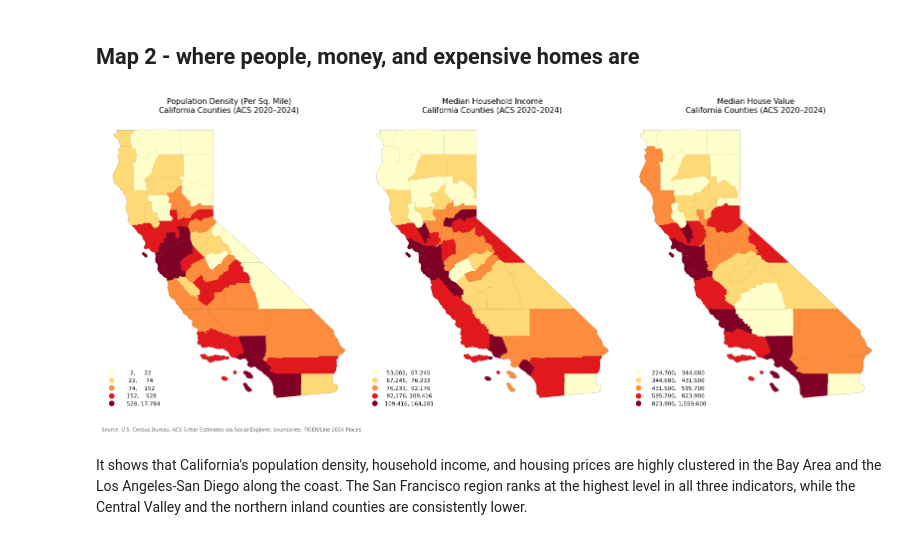
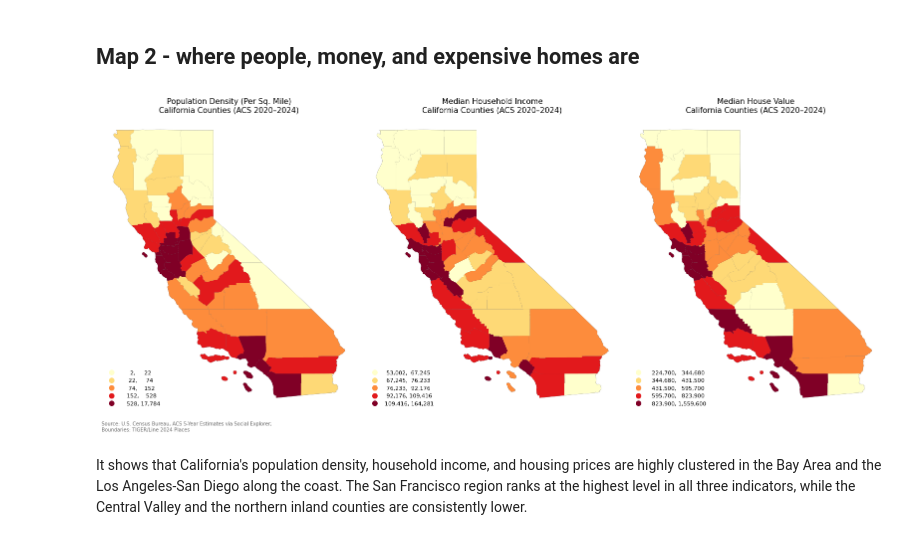
Before and after one commit to HowardChen0211/gisPy, a Jupyter notebook: ProblemSets_map.ipynb, the cells around one changed output. Cells and saved outputs as stored; diff of their text form; code cells hidden in the pictures.

```diff
--- a/ProblemSets_map.ipynb
+++ b/ProblemSets_map.ipynb
@@ -543,36 +544,36 @@ memory usage: 13.3+ KB
 fig, axes = plt.subplots(1, 3, figsize=(16, 7))
 
 maps = [
     ('POPDEN', 'Population Density (Per Sq. Mile)'),
     ('MED_INC', 'Median Household Income'),
     ("MED_HVAL", "Median House Value")
 ]
 
 for ax, (col, title) in zip(axes, maps):
     counties.plot(ax = ax, color='#2a2a2e', edgecolor='#999999', linewidth=0.3)
     gdf.plot(
         ax=ax,
         column=col, # Data to plot
         legend=True,
         cmap='YlOrRd', # color palette
         scheme='quantiles',
         k=5,
         linewidth=0.2,
         legend_kwds={'fmt': '{:,.0f}', 'loc': 'lower left',
                      'markerscale': 0.8, 'frameon': False, 'fontsize': 8}
     )
     ax.set_title(f'{title}\nCalifornia Counties (ACS 2020–2024)', fontsize=11)
     ax.set_axis_off()
 
 fig.text(0.01, 0.02,
-         'Source: U.S. Census Bureau, ACS 5-Year Estimates via Social Explorer; '
-         'boundaries: TIGER/Line 2024 Places',
+         'Source: U.S. Census Bureau, ACS 5-Year Estimates via Social Explorer;'
+         '\nBoundaries: TIGER/Line 2024 Places',
          fontsize=7, color='#666666')
 
 fig.tight_layout()
 plt.show()
 # %% [output]
-[figure, old version]
+[figure, new version]
 # %% [markdown]
 It shows that California's population density, household income, and housing prices are highly clustered in the Bay Area and the Los Angeles-San Diego along the coast. The San Francisco region ranks at the highest level in all three indicators, while the Central Valley and the northern inland counties are consistently lower.
 # %% [markdown]
```
Also changed, not shown: parts of 43 cells of this notebook.
